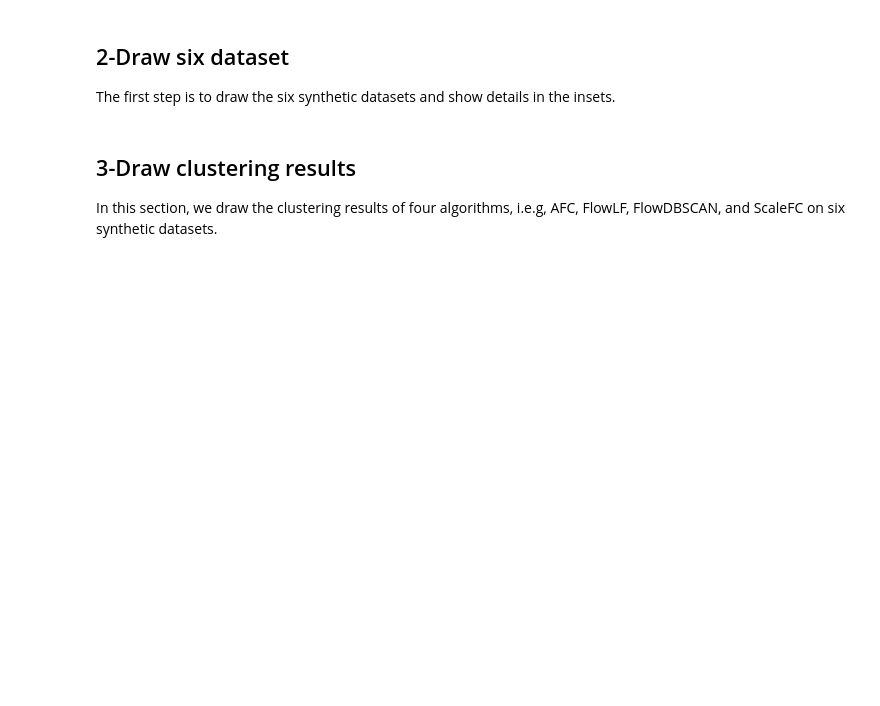
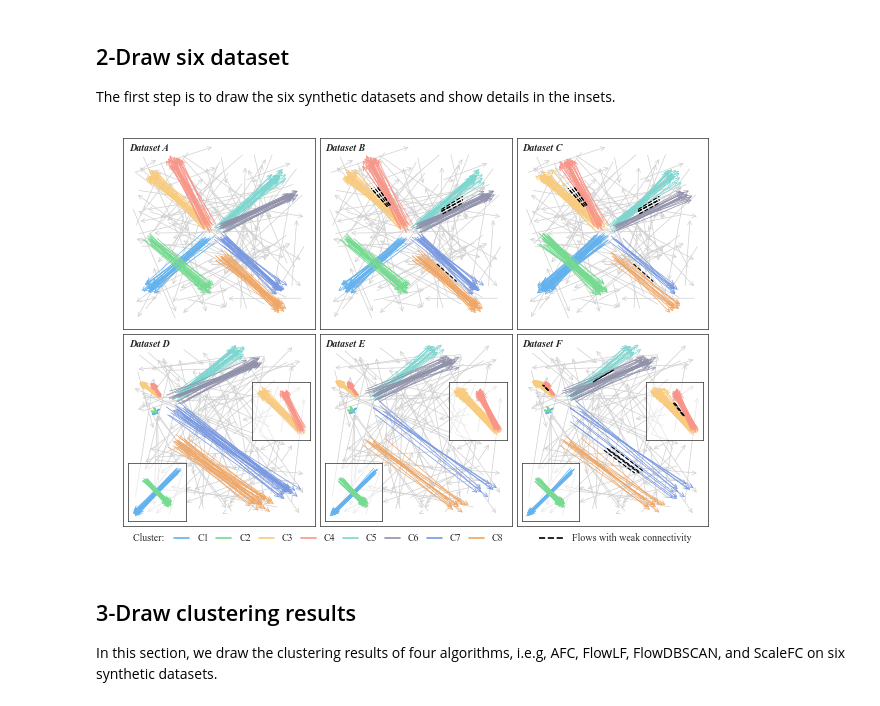
Before and after one commit to ZPGuiGroupWhu/ScaleFC, a Jupyter notebook: DrawFigures.ipynb, the cells around one changed output. Cells and saved outputs as stored; diff of their text form; code cells hidden in the pictures; blank space fills up the shorter version.

```diff
--- a/DrawFigures.ipynb
+++ b/DrawFigures.ipynb
@@ -125,14 +122,14 @@ for index, row in df.iterrows():
         curgen = cycle(_my_color_map["feature"])
         legend_handles = [Line2D([0], [0], color=next(curgen), lw=1.2, label=f"C{i+1}") for i in range(8)]
         # 仅给图1添加标签
-        cur_ax.text(x=1, y=1, s='C1')
-        cur_ax.text(x=1, y=14, s='C2')
-        cur_ax.text(x=1, y=35, s='C3')
-        cur_ax.text(x=14, y=34, s='C4')
-        cur_ax.text(x=30, y=30, s='C5')
-        cur_ax.text(x=35, y=25, s='C6')
-        cur_ax.text(x=38, y=5, s='C7')
-        cur_ax.text(x=28, y=1, s='C8')
+        # cur_ax.text(x=1, y=1, s='C1')
+        # cur_ax.text(x=1, y=14, s='C2')
+        # cur_ax.text(x=1, y=35, s='C3')
+        # cur_ax.text(x=14, y=34, s='C4')
+        # cur_ax.text(x=30, y=30, s='C5')
+        # cur_ax.text(x=35, y=25, s='C6')
+        # cur_ax.text(x=38, y=5, s='C7')
+        # cur_ax.text(x=28, y=1, s='C8')
 
 
     if index in (1, 2, 5): # B的弱连接
@@ -146,7 +143,7 @@ for index, row in df.iterrows():
         newOD = OD[indices]
         newLabel = real_label[indices]
         # fig, ax = flow_draw(newOD, color='red')
-        newOD = flow_zoom_out(newOD, 0.7)
+        newOD = flow_zoom_out(newOD, 0.7)  # noqa: F405
 
         # 提取起点和终点的坐标
         x_coords = newOD[:, [0, 2]]
@@ -194,35 +191,37 @@ for index, row in df.iterrows():
         flow_draw_cluster_with_labels(newOD, real_label[indices], color_generator='feature', title="", new_color_gen=True, ax=new_ax, lw=0.5, noise_flow_color="#d0d0d0")  # 调整索引以适应2x3布局
         for spine in new_ax.spines.values():
             spine.set_linewidth(0.5)  #粗细，可以根据需要调整
 
         new_ax.patch.set_alpha(0.5) # 设置透明
 
     for spine in cur_ax.spines.values():
         spine.set_linewidth(0.5)  #粗细，可以根据需要调整
 
 
 # handles, labels = axs[0, 0].get_legend_handles_labels()
 custom_line = Line2D([0], [0], color='black', linestyle="--", lw=1.2, label='Flows with weak connectivity')
 # 在整个图形的最上方放置图例
 first_legend = fig.legend(handles=[plt.Line2D([0], [0], color='w', lw=0, marker=' ', markersize=0, label='Cluster: ')] + legend_handles, loc='center',
                           ncol=9, bbox_to_anchor=(0.32, -0.03),frameon=False,
                           labelspacing=0.5,  # 缩小标签之间的间距
                         #   borderpad=0.5,     # 减少图例框内的边距
                           handlelength=1.5,    # 缩短线条的长度
                         #   handleheight=1,    # 控制线条高度
                           columnspacing=0.75)    # 控制列之间的间距)
 sec_legend = fig.legend(handles=[custom_line], loc='center',
                           ncol=9, bbox_to_anchor=(0.83, -0.03), frameon=False,
                           labelspacing=0.5,  # 缩小标签之间的间距
                         #   borderpad=0.5,     # 减少图例框内的边距
                           handlelength=2.5,    # 缩短线条的长度
                         #   handleheight=1,    # 控制线条高度
                           columnspacing=0.75)    # 控制列之间的间距)
 # fig.add_artist(first_legend)
 plt.tight_layout()
-fig.savefig("Fig/Fig6.png", bbox_inches='tight', dpi=600)
-fig.savefig("Fig/Fig6.svg", bbox_inches='tight')
+# fig.savefig("Fig/Fig6.png", bbox_inches='tight', dpi=600)
+# fig.savefig("Fig/Fig6.svg", bbox_inches='tight')
 plt.show()
+# %% [output]
+[figure, added]
 # %% [markdown]
 ## 3-Draw clustering results
 In this section, we draw the clustering results of four algorithms, i.e.g, AFC, FlowLF, FlowDBSCAN, and ScaleFC on six synthetic datasets.
```
Also changed, not shown: parts of 12 cells of this notebook, 13 other files.
